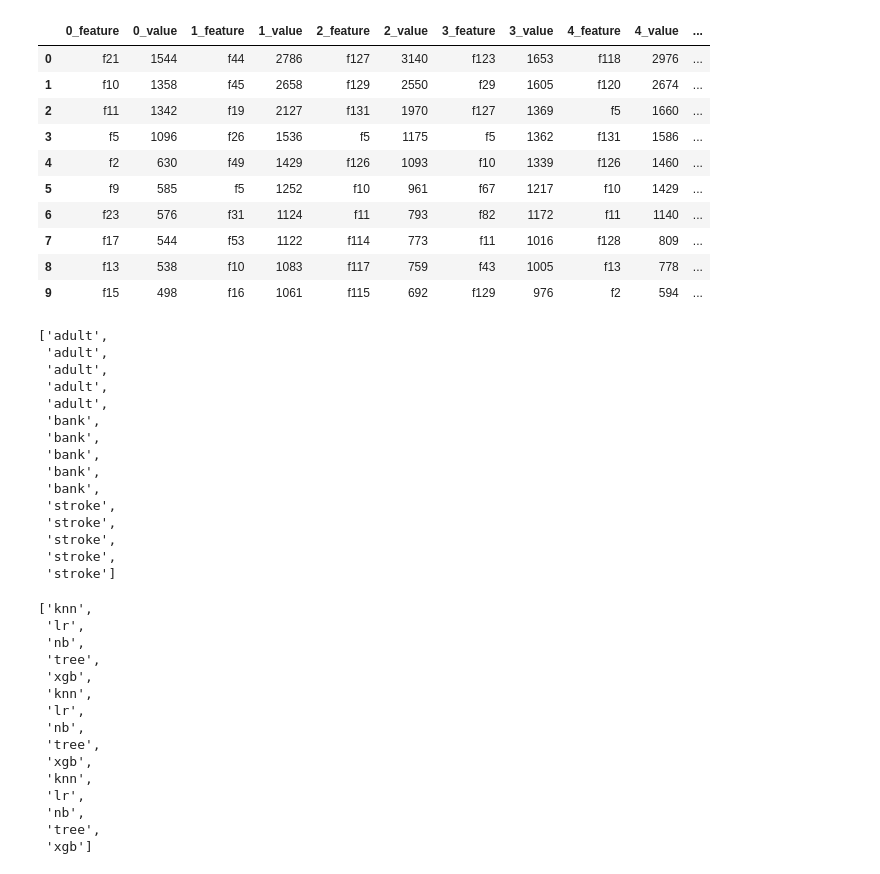
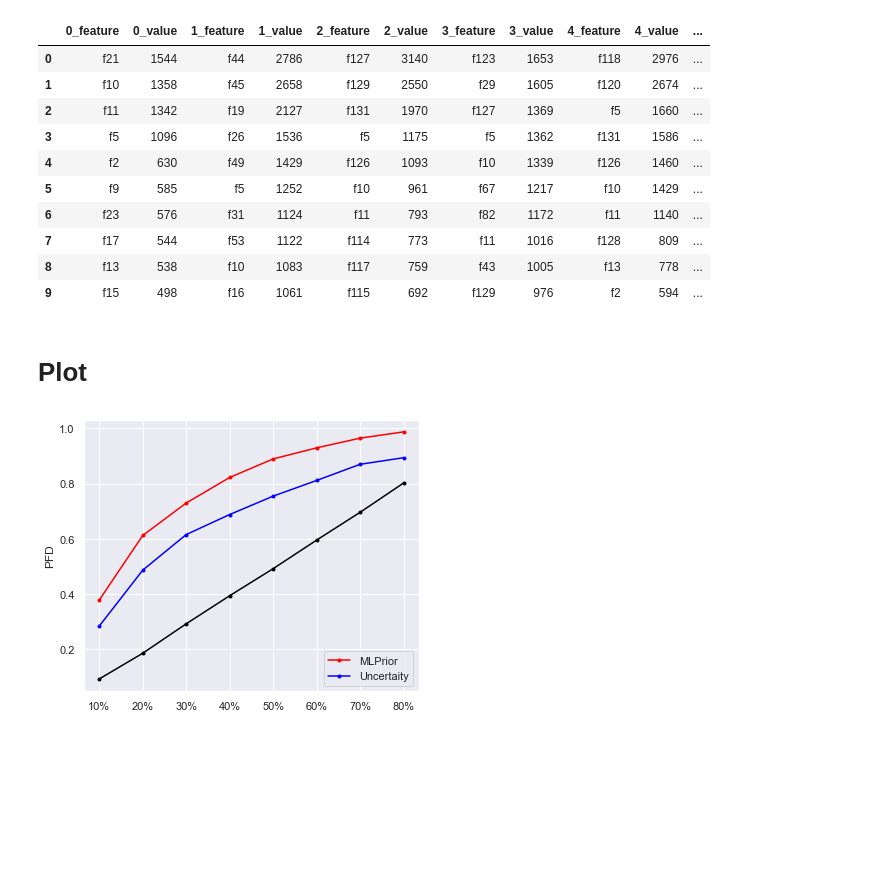
Before and after one commit to yinghuali/MLPrior, a Jupyter notebook: ResultsProcessing.ipynb, the cells around one changed output. Saved outputs shown, nothing was run; the diff lists cells and outputs as text; code cells hidden in the pictures; blank space fills up the shorter version.

```diff
--- a/ResultsProcessing.ipynb
+++ b/ResultsProcessing.ipynb
@@ -347,39 +347,33 @@ df_all
 | 7 | f17 | 544 | f53 | 1122 | f114 | 773 | f11 | 1016 | f128 | 809 | ... |
 | 8 | f13 | 538 | f10 | 1083 | f117 | 759 | f43 | 1005 | f13 | 778 | ... |
 | 9 | f15 | 498 | f16 | 1061 | f115 | 692 | f129 | 976 | f2 | 594 | ... |
-# %%
-data_list
-# %% [output]
-['adult',
- 'adult',
- 'adult',
- 'adult',
- 'adult',
- 'bank',
- 'bank',
- 'bank',
- 'bank',
- 'bank',
- 'stroke',
- 'stroke',
- 'stroke',
- 'stroke',
- 'stroke']
-# %%
-model_list
-# %% [output]
-['knn',
- 'lr',
- 'nb',
- 'tree',
- 'xgb',
- 'knn',
- 'lr',
- 'nb',
- 'tree',
- 'xgb',
- 'knn',
- 'lr',
- 'nb',
- 'tree',
- 'xgb']
+# %% [markdown]
+# Plot
+# %%
+# RQ1
+#NB bank
+import pandas as pd
+import numpy as np
+import matplotlib.pyplot as plt
+import seaborn as sns
+
+mlprior = [0.3789, 0.6124, 0.7297, 0.8222, 0.8892, 0.9292, 0.9643, 0.987]
+uncertaity = [0.2849, 0.487, 0.6157, 0.6881, 0.7546, 0.8114, 0.8697, 0.8935]
+
+random = [0.0935, 0.1865, 0.293, 0.3946, 0.4924, 0.5957, 0.6962, 0.8022]
+
+
+plt.figure(figsize=(6, 5))
+
+x = ['10%', '20%','30%', '40%', '50%', '60%', '70%', '80%']
+plt.plot(x, mlprior, color="red", marker='o', markersize=3)
+plt.plot(x, uncertaity, color="blue", marker='o', markersize=3)
+plt.plot(x, random, color="black", marker='o', markersize=3)
+plt.ylabel("PFD")
+# 设置图例
+plt.legend(['MLPrior', 'Uncertaity'], loc="lower right")
+
+plt.savefig('tables/bank_nb_rq1.pdf', dpi=300, transparent=False)
+plt.show()
+# %% [output]
+[figure, added]
```
Also changed, not shown: parts of 1 cell of this notebook, 6 other files.
